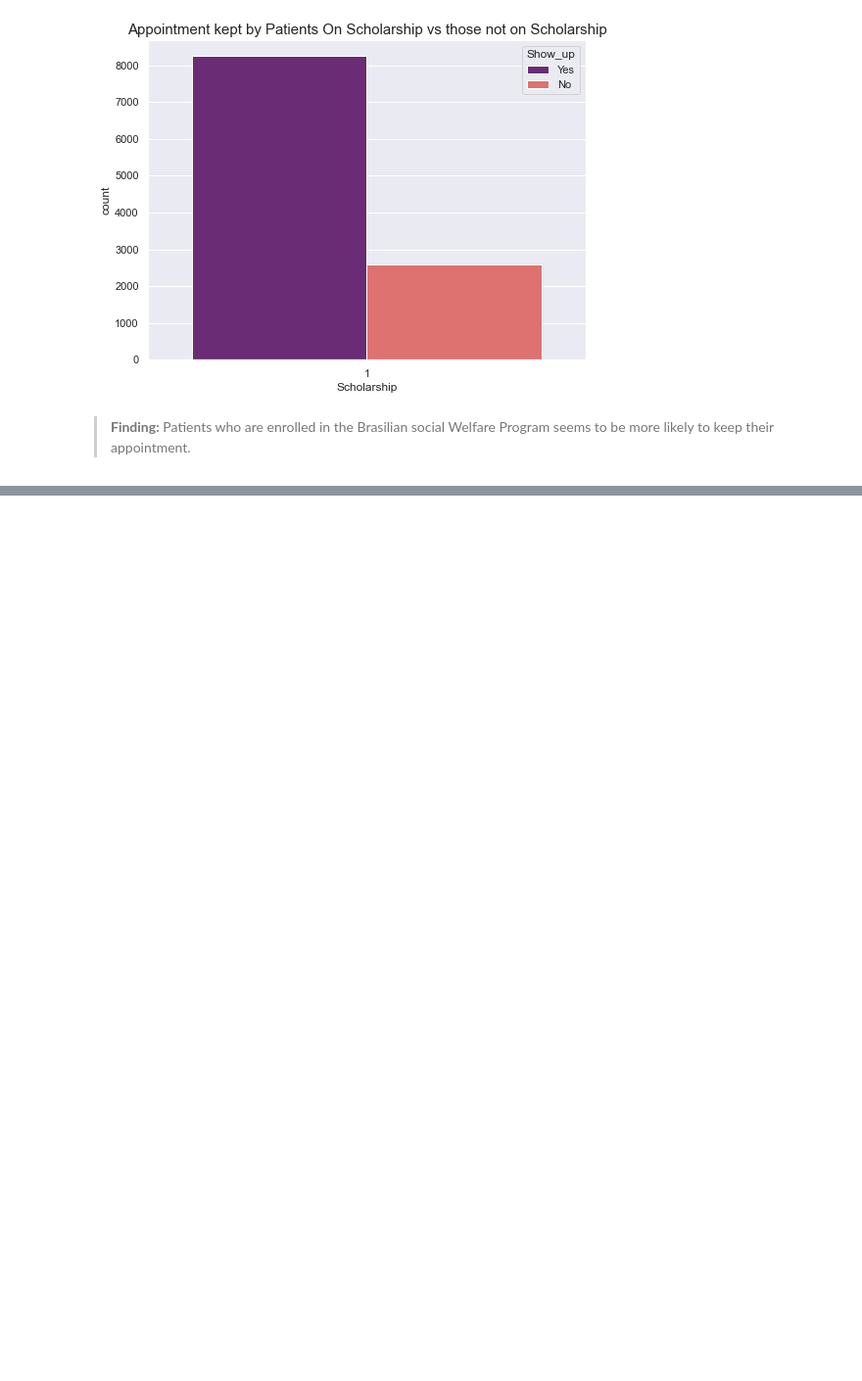
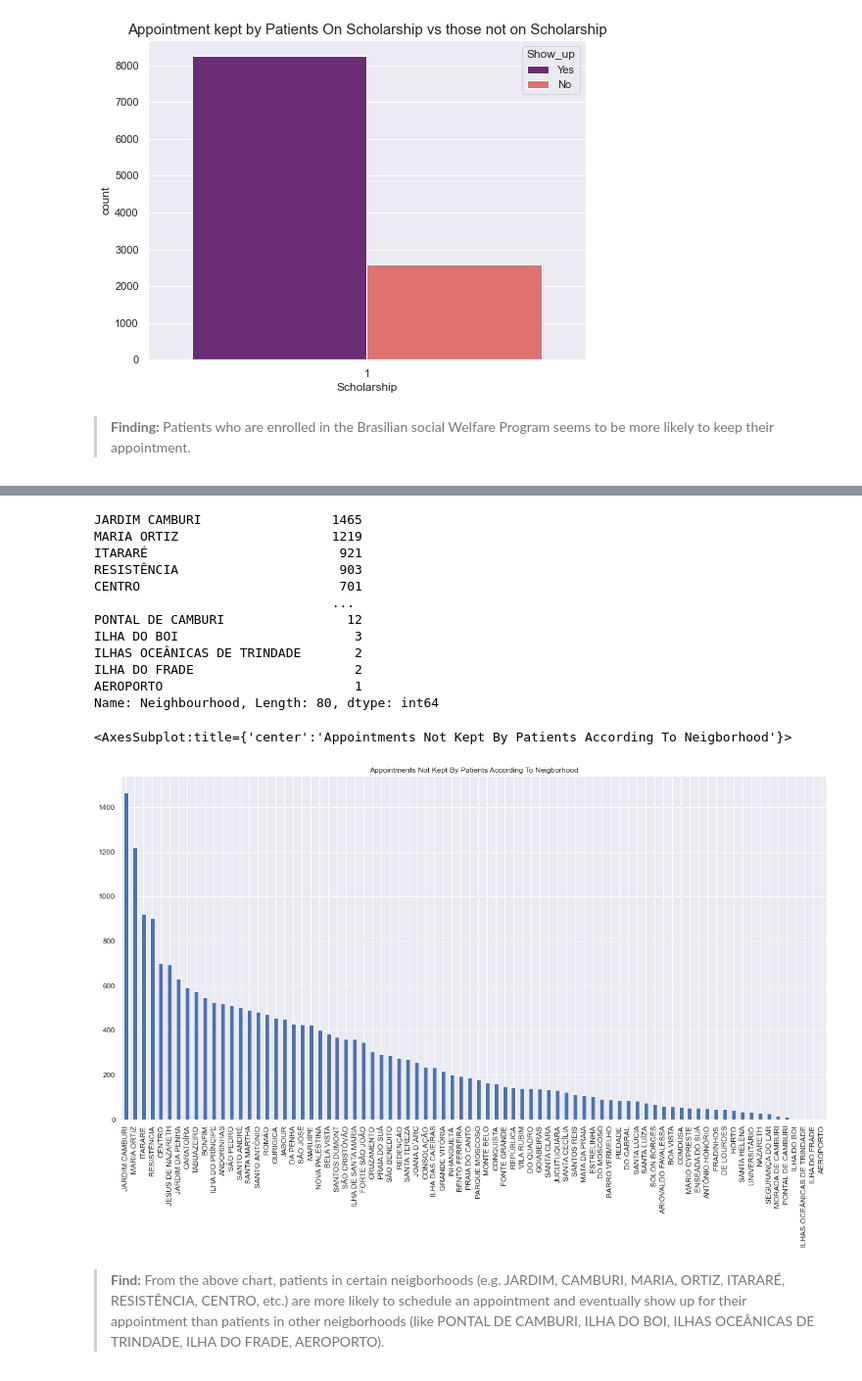
Before and after one commit to PatrickEmmanuel/NO-SHOW-APPOINTMENT-DATA-EXPLORATION-AND-ANALYSIS, a Jupyter notebook: No-Show-Appointment-Data-Exploration-And-Analysis.ipynb, the cells around one changed output, grey strips where cells are left out. Shown at 98% size. Saved outputs shown, nothing was run; the diff lists cells and outputs as text; code cells hidden in the pictures; blank space fills up the shorter version.

```diff
--- a/No-Show-Appointment-Data-Exploration-And-Analysis.ipynb
+++ b/No-Show-Appointment-Data-Exploration-And-Analysis.ipynb
@@ -388,0 +424,21 @@ Number of sheduled appointments for handicapped patients: 2042, in which 1676 wh
+# %%
+print(df_no_show.Neighbourhood.value_counts())
+df_no_show.Neighbourhood.value_counts().plot(kind="bar", figsize=(20,10),
+                                             title="Appointments Not Kept By Patients According To Neigborhood", fontsize=12)
+# %% [output]
+JARDIM CAMBURI                 1465
+MARIA ORTIZ                    1219
+ITARARÉ                         921
+RESISTÊNCIA                     903
+CENTRO                          701
+                               ...
+PONTAL DE CAMBURI                12
+ILHA DO BOI                       3
+ILHAS OCEÂNICAS DE TRINDADE       2
+ILHA DO FRADE                     2
+AEROPORTO                         1
+Name: Neighbourhood, Length: 80, dtype: int64
+<AxesSubplot:title={'center':'Appointments Not Kept By Patients According To Neigborhood'}>
+[figure, added]
+# %% [markdown]
+>**Find:** From the above chart, patients in certain neigborhoods (e.g. JARDIM, CAMBURI, MARIA, ORTIZ, ITARARÉ, RESISTÊNCIA, CENTRO, etc.) are more likely to schedule an appointment and eventually show up for their appointment than patients in other neigborhoods (like PONTAL DE CAMBURI, ILHA DO BOI, ILHAS OCEÂNICAS DE TRINDADE, ILHA DO FRADE, AEROPORTO).
```
Also changed, not shown: parts of 19 cells of this notebook.
